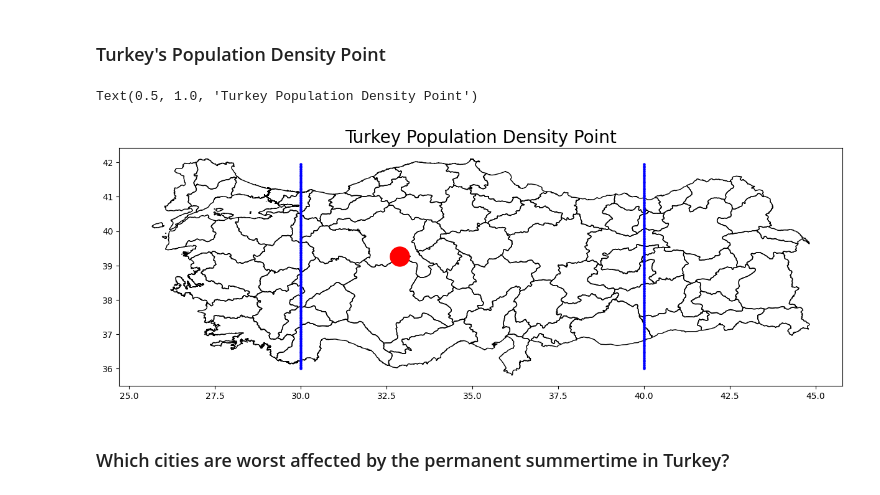
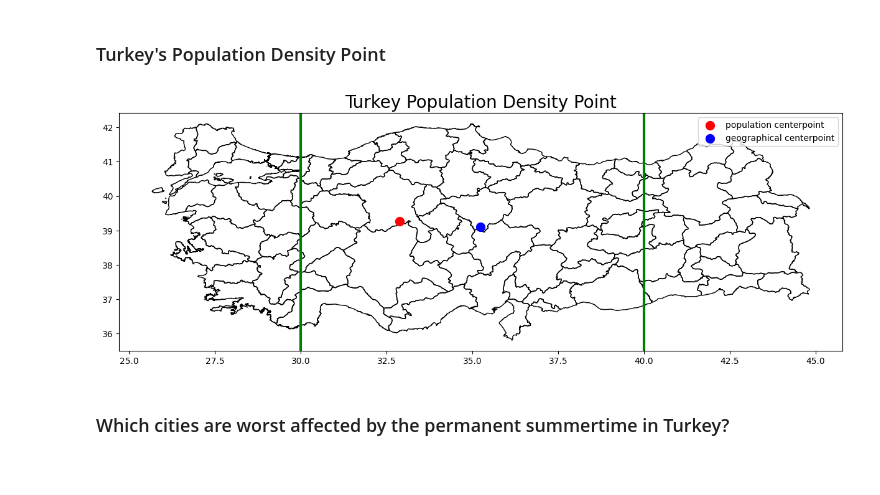
Before and after one commit to FlyinHedgehog/MAT388E-final-project, a Jupyter notebook: Final_Project.ipynb, the cells around one changed output. Cells and saved outputs as stored; diff of their text form; code cells hidden in the pictures.

```diff
--- a/Final_Project.ipynb
+++ b/Final_Project.ipynb
@@ -58,11 +138,9 @@ turkey_pop_lot_long = pd.merge(turkey_centeralpoints, turkey_2021_pop)
 # %%
 turkey_total_pop = turkey_2021_pop['population'].sum()
 # %%
-lat_cp = np.sum(turkey_pop_lot_long['latitude']*turkey_pop_lot_long['population']/turkey_total_pop)
-long_cp = np.sum(turkey_pop_lot_long['longitude']*turkey_pop_lot_long['population'])/turkey_total_pop
+pop_cp_lat = np.sum(turkey_pop_lot_long['latitude']*turkey_pop_lot_long['population'])/turkey_total_pop
+pop_cp_long = np.sum(turkey_pop_lot_long['longitude']*turkey_pop_lot_long['population'])/turkey_total_pop
 
-df = pd.DataFrame({'latitude': [lat_cp],'longitude': [long_cp]})
+df = pd.DataFrame({'latitude': [pop_cp_lat],'longitude': [pop_cp_long]})
 
-cp = geopandas.GeoDataFrame(
-     df,
-     geometry = geopandas.points_from_xy(df.longitude, df.latitude))
+pop_cp = geopandas.GeoDataFrame(df, geometry = geopandas.points_from_xy(df.longitude, df.latitude))
@@ -79,13 +147,25 @@ meridian_40 = geopandas.GeoDataFrame(
+# %%
+geo_cp_lat = (min(turkey_pop_lot_long['latitude']) + max(turkey_pop_lot_long['latitude'])) / 2
+geo_cp_long = (min(turkey_pop_lot_long['longitude']) + max(turkey_pop_lot_long['longitude'])) / 2
+
+df = pd.DataFrame({'latitude': [geo_cp_lat],'longitude': [geo_cp_long]})
+
+geo_cp = geopandas.GeoDataFrame(df, geometry = geopandas.points_from_xy(df.longitude, df.latitude))
 # %%
 fig, ax = plt.subplots(figsize=(15, 15))
+
 turkey_adm.plot(ax = ax,edgecolor="k", facecolor="none")
-cp.plot(ax = ax, color='red', markersize = 500)
-meridian_30.plot(ax = ax, color='blue', markersize = 5)
-meridian_40.plot(ax = ax, color='blue', markersize = 5)
+pop_cp.plot(ax = ax, color='red', markersize = 100, label='population centerpoint')
+geo_cp.plot(ax = ax, color='blue', markersize = 100, label='geographical centerpoint')
+ax.axvline(x=30, color='green', linewidth=3)
+ax.axvline(x=40, color='green', linewidth=3)
+
 ax.set_title("Turkey Population Density Point", size=20)
+ax.legend()
+
+plt.show()
 # %% [output]
-Text(0.5, 1.0, 'Turkey Population Density Point')
-[figure, old version]
+[figure, new version]
 # %% [markdown]
 ### Which cities are worst affected by the permanent summertime in Turkey?
 # %% [markdown]
```
Also changed, not shown: parts of 13 cells of this notebook.
